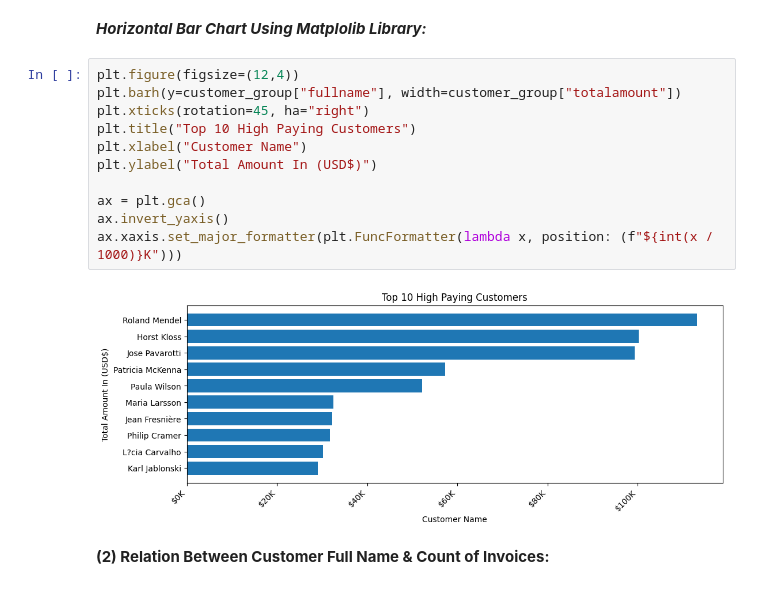
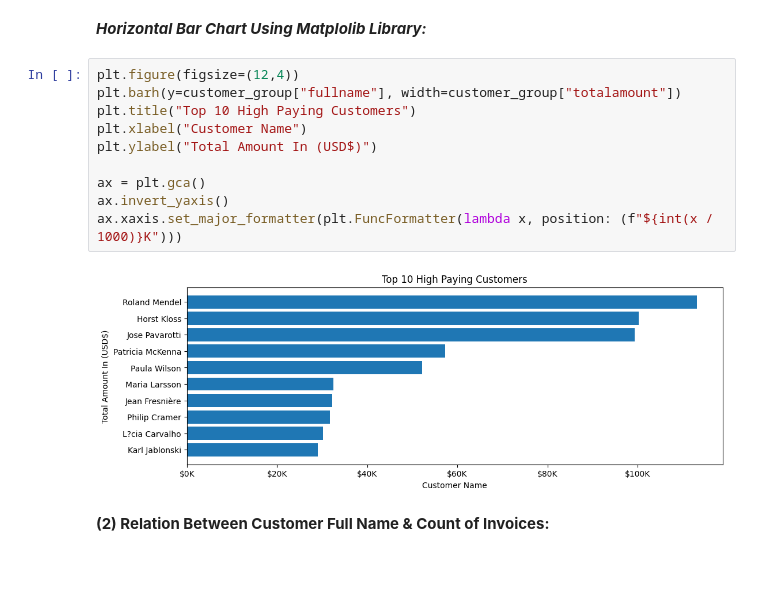
Before and after one commit to Geoshy/International_Sales_Database_Analysis, a Jupyter notebook: Python_Analysis/3_Data_Exploration_Bivariate_Analysis/7_Bivariate_Analysis_Top_Customers.ipynb, the cells around one changed output. Saved outputs shown, nothing was run; the diff lists cells and outputs as text.

```diff
--- a/Python_Analysis/3_Data_Exploration_Bivariate_Analysis/7_Bivariate_Analysis_Top_Customers.ipynb
+++ b/Python_Analysis/3_Data_Exploration_Bivariate_Analysis/7_Bivariate_Analysis_Top_Customers.ipynb
@@ -88,16 +90,15 @@ px_bar.update_traces(
 # %%
 plt.figure(figsize=(12,4))
 plt.barh(y=customer_group["fullname"], width=customer_group["totalamount"])
-plt.xticks(rotation=45, ha="right")
 plt.title("Top 10 High Paying Customers")
 plt.xlabel("Customer Name")
 plt.ylabel("Total Amount In (USD$)")
 
 ax = plt.gca()
 ax.invert_yaxis()
 ax.xaxis.set_major_formatter(plt.FuncFormatter(lambda x, position: (f"${int(x / 1000)}K")))
 # %% [output]
-[figure, old version]
+[figure, new version]
 # %% [markdown]
 **(2) Relation Between Customer Full Name & Count of Invoices:**
 # %%
```
Also changed, not shown: parts of 2 cells of this notebook.
